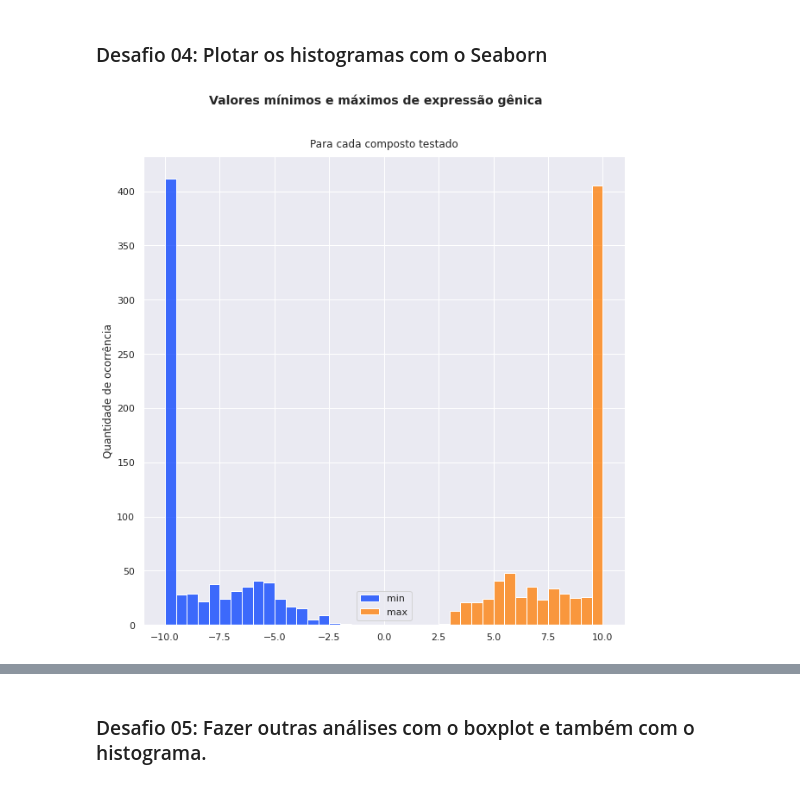
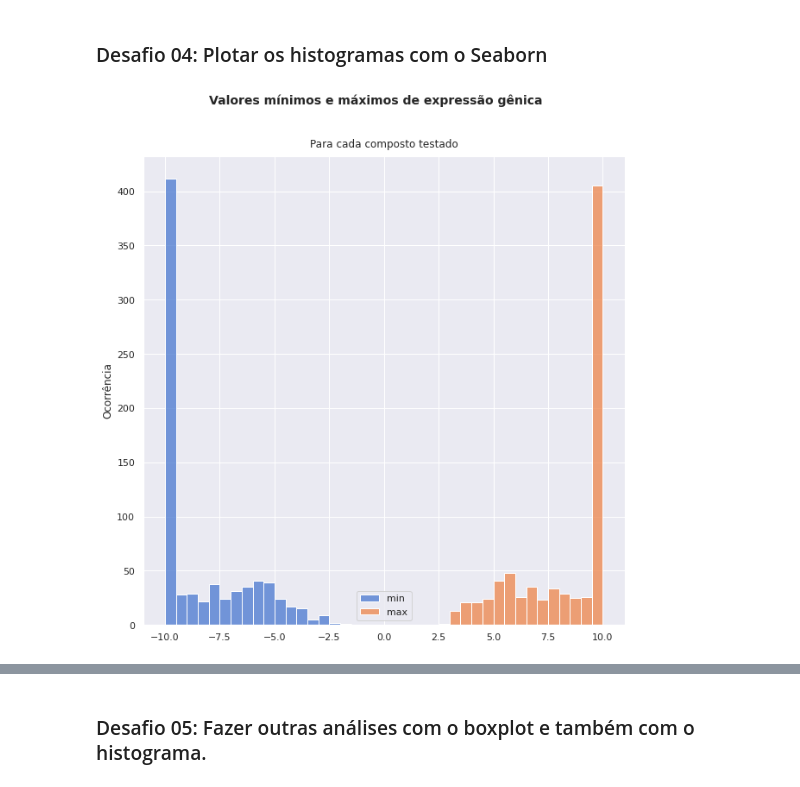
Before and after one commit to marcelsby/alura-imersao-dados-2021, a Jupyter notebook: src/Imersão Dados.ipynb, the cells around one changed output, grey strips where cells are left out. Drawn from its saved outputs; the diff is of its cells as text; code cells hidden in the pictures.

```diff
--- a/src/Imersão Dados.ipynb
+++ b/src/Imersão Dados.ipynb
@@ -372,32 +373,32 @@ plt.legend(['g0', 'g19'])
 # %%
 # Min x Max
 
 def plot_min_max():
-    bright = sns.color_palette('bright')
-    sns.set_palette(bright)
+    muted = sns.color_palette('muted')
+    sns.set_palette(muted)
 
     g_min_max = pd.concat([data.loc[:, 'g0':'g771'].describe().T['min'],
-                           data.loc[:, 'g0':'g771'].describe().T['max']],
-                           axis = 1)
+                        data.loc[:, 'g0':'g771'].describe().T['max']],
+                        axis=1)
 
-    plt.figure(figsize = (10, 10))
-    plt.ylabel('Quantidade de ocorrência')
+    plt.figure(figsize=(10, 10))
+    plt.ylabel('Ocorrência')
 
-    plt.title(label = 'Para cada composto testado',
-              fontdict = { 'fontsize': 12},
-              pad = 10)
+    plt.title(label='Para cada composto testado',
+              fontdict={ 'fontsize': 12},
+              pad=10)
 
     plt.suptitle('Valores mínimos e máximos de expressão gênica',
-                 fontsize = 14,
-                 fontweight = 700)
+                 fontsize=14,
+                 fontweight=700)
 
-    sns.histplot(data = g_min_max, bins = 40)
+    sns.histplot(data=g_min_max, bins=40)
 
     return plt.show()
 
 plot_min_max()
 # %% [output]
-[figure, old version]
+[figure, new version]
 # %%
 # Média aritmética
 g_mean = data.loc[:, 'g0':'g771'].describe().T['mean']
```
Also changed, not shown: parts of 49 cells of this notebook.
